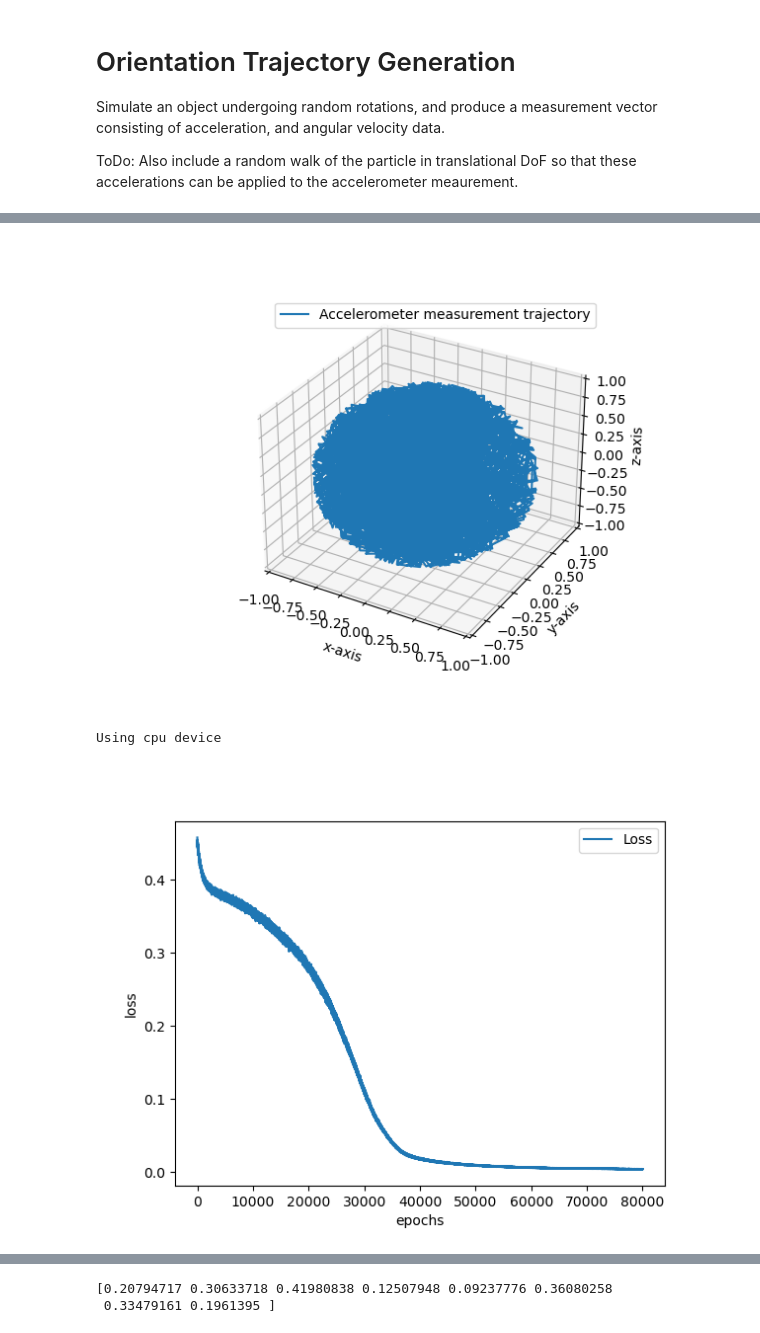
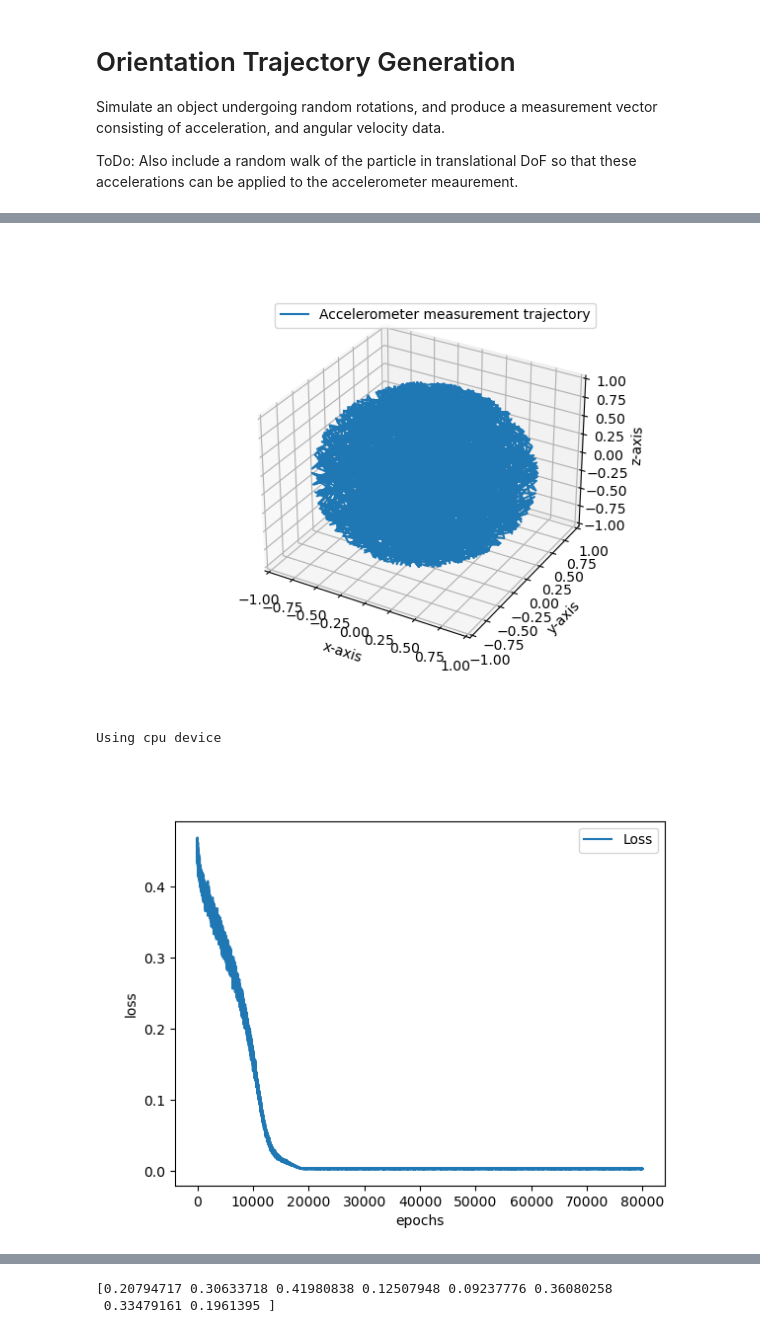
Before and after one commit to mrpossoms/bomberhat, a Jupyter notebook: firmware/notebooks/neural-sensor-fusion.ipynb, the cells around one changed output, grey strips where cells are left out. Drawn from its saved outputs; the diff is of its cells as text; code cells hidden in the pictures.

```diff
--- a/firmware/notebooks/neural-sensor-fusion.ipynb
+++ b/firmware/notebooks/neural-sensor-fusion.ipynb
@@ -61,7 +61,7 @@ def Z_t(X_t):
     gyro = X_t[1]
     return np.concatenate((gyro, acc))
 
-steps = 1000
+steps = 50000
 positions = np.zeros((steps, 3), dtype=np.float32) # sequence of z-basis unit vectors rotated by orientation for plotting
 w_samples = np.zeros((steps, 3), dtype=np.float32) # sequence of angular rate measurements
 measurements = np.zeros((steps, Z_t(X_0()).shape[0]), dtype=np.float32) # sequence of static accelerometer readings
@@ -115,7 +115,7 @@ ax.set_ylabel('y-axis')
 ax.set_zlabel('z-axis')
 plt.show()
 # %% [output]
-[figure, old version]
+[figure, new version]
 # %%
 import torch
 from torch import nn
@@ -134,9 +134,9 @@ class NeuralNetwork(nn.Module):
         self.flatten = nn.Flatten()
         self.linear_relu_stack = nn.Sequential(
             nn.Linear(10, 16, dtype=torch.float32),
-            nn.ReLU(),
+#             nn.ReLU(),
             nn.Linear(16, 16, dtype=torch.float32),
-            nn.ReLU(),
+#             nn.ReLU(),
             nn.Linear(16, 4, dtype=torch.float32)
         )
 
@@ -155,36 +155,36 @@ def train_loop(model, loss_fn, optimizer):
     losses = np.zeros(epochs)
 
     for epoch in range(epochs):
-        batch_inds = np.random.choice(sample_indices, size=len(sample_indices))
+        batch_inds = np.random.choice(sample_indices, size=100)
         X = torch.from_numpy(samples[batch_inds])
         Y = torch.from_numpy(labels[batch_inds])
 
         h = model(X)
         loss = loss_fn(h, Y)
 
         losses[epoch] = loss
 
         # Backpropagation
         optimizer.zero_grad()
         loss.backward()
         optimizer.step()
 
 #         if epoch % 100 == 0:
 #             loss, current = loss.item(), epoch * len(X)
 #             print(f"loss: {loss:>7f}  [{epoch:>5d}/{epochs:>5d}]")
 
     ax = plt.figure().add_subplot()
     ax.plot(losses, label='Loss')
     ax.legend()
     ax.set_xlabel('epochs')
     ax.set_ylabel('loss')
     plt.show()
 
 optimizer = torch.optim.SGD(model.parameters(), lr=1e-3)
 loss_fn = nn.L1Loss()
 
 train_loop(model, loss_fn, optimizer)
 # %% [output]
 Using cpu device
-[figure, old version]
+[figure, new version]
 # %%
```
Also changed, not shown: parts of 2 cells of this notebook, 1 other file.
